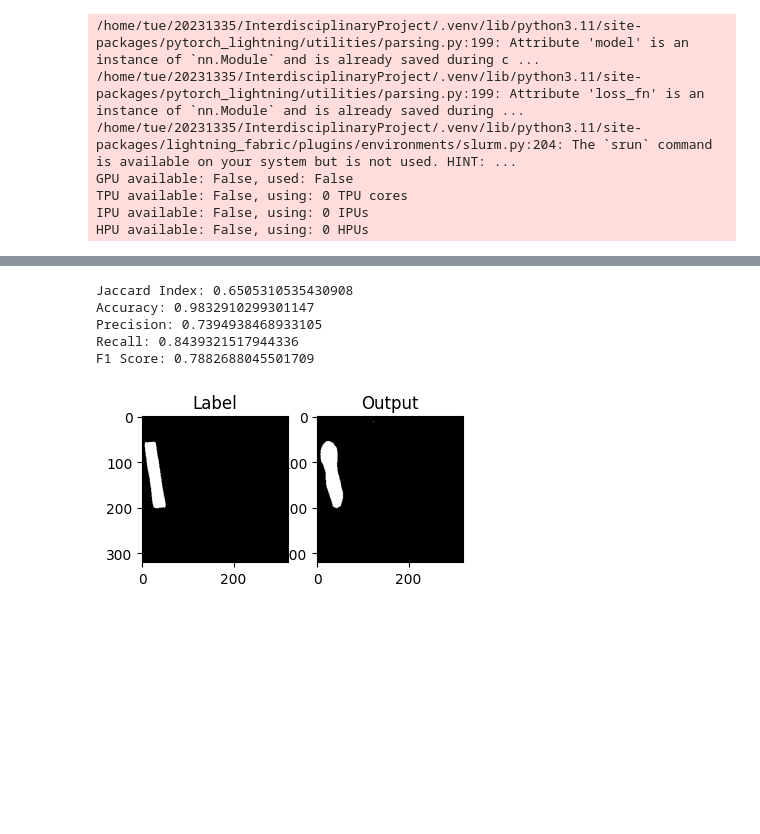
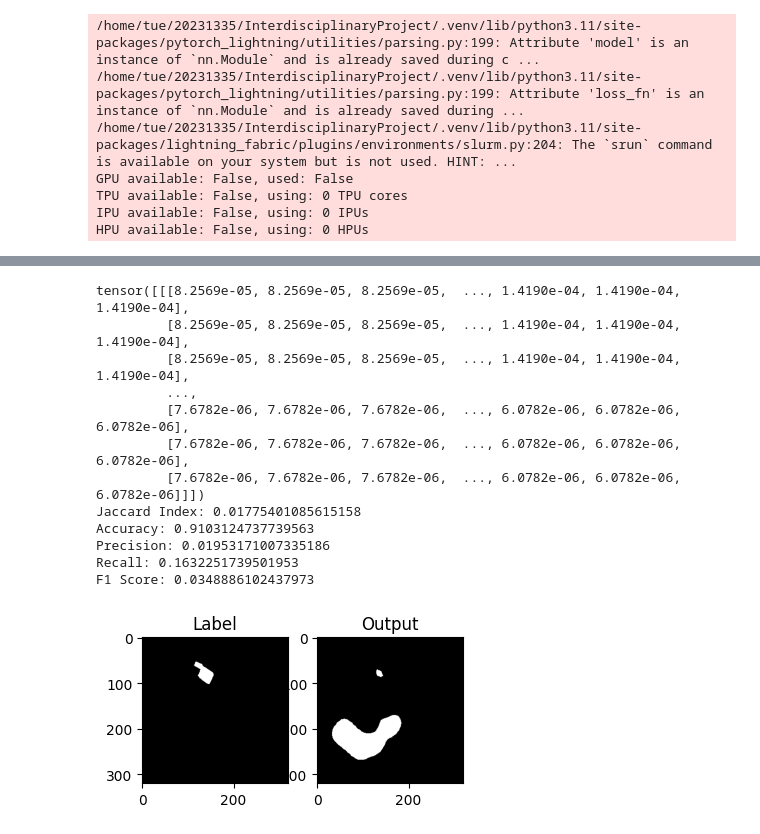
Before and after one commit to Tiburso/EnerVision, a Jupyter notebook: dataloaders.ipynb, the cells around one changed output, grey strips where cells are left out. Cells and saved outputs as stored; diff of their text form; code cells hidden in the pictures; blank space fills up the shorter version.

```diff
--- a/dataloaders.ipynb
+++ b/dataloaders.ipynb
@@ -118,7 +120,7 @@ from torchmetrics.functional import jaccard_index, accuracy, precision, recall,
 
 test_folder = "data/solardk_dataset_neurips_v2/herlev_test/test"
 
-model = BaseModel.load_from_checkpoint("lightning_logs/version_205225/checkpoints/epoch=9-step=1680.ckpt")
+model = BaseModel.load_from_checkpoint("lightning_logs/version_205707/checkpoints/epoch=9-step=1680.ckpt")
 
 transform = transforms.Compose(
     [
@@ -128,39 +130,49 @@ transform = transforms.Compose(
 )
 
 test_dataset = SolarDKDataset(test_folder, transform=transform)
 test_loader = DataLoader(test_dataset, batch_size=4, shuffle=False)
 
 # Estimate the model on the test set
 model.eval()
 with torch.no_grad():
     image, label = next(iter(test_loader))
 
-    output = model(image)[0]
-    label  = label[0]
+    idx = 3
+    output = model(image)[idx]
+    label  = label[idx]
 
-    output_predictions = (torch.sigmoid(output) > 0.175).float().squeeze()
+    print(torch.sigmoid(output))
+
+    output_predictions = (torch.sigmoid(output) > 0.1).float().squeeze()
     label = label[0].squeeze()
 
     print(f"Jaccard Index: {jaccard_index(output_predictions, label, task='binary')}")
     print(f"Accuracy: {accuracy(output_predictions, label, task='binary')}")
     print(f"Precision: {precision(output_predictions, label, task='binary')}")
     print(f"Recall: {recall(output_predictions, label, task='binary')}")
     print(f"F1 Score: {f1_score(output_predictions, label, task='binary')}")
 
     plt.subplot(1, 3, 2)
     plt.imshow(label, cmap="gray")
     plt.title("Label")
 
     plt.subplot(1, 3, 3)
     r = Image.fromarray(output_predictions.byte().cpu().numpy())
     plt.imshow(r, cmap="gray")
     plt.title("Output")
 
     plt.show()
 # %% [output]
-Jaccard Index: 0.6505310535430908
-Accuracy: 0.9832910299301147
-Precision: 0.7394938468933105
-Recall: 0.8439321517944336
-F1 Score: 0.7882688045501709
+tensor([[[8.2569e-05, 8.2569e-05, 8.2569e-05,  ..., 1.4190e-04, 1.4190e-04, 1.4190e-04],
+         [8.2569e-05, 8.2569e-05, 8.2569e-05,  ..., 1.4190e-04, 1.4190e-04, 1.4190e-04],
+         [8.2569e-05, 8.2569e-05, 8.2569e-05,  ..., 1.4190e-04, 1.4190e-04, 1.4190e-04],
+         ...,
+         [7.6782e-06, 7.6782e-06, 7.6782e-06,  ..., 6.0782e-06, 6.0782e-06, 6.0782e-06],
+         [7.6782e-06, 7.6782e-06, 7.6782e-06,  ..., 6.0782e-06, 6.0782e-06, 6.0782e-06],
+         [7.6782e-06, 7.6782e-06, 7.6782e-06,  ..., 6.0782e-06, 6.0782e-06, 6.0782e-06]]])
+Jaccard Index: 0.01775401085615158
+Accuracy: 0.9103124737739563
+Precision: 0.01953171007335186
+Recall: 0.1632251739501953
+F1 Score: 0.0348886102437973
-[figure, old version]
+[figure, new version]
```
Also changed, not shown: parts of 1 cell of this notebook, 2 other files.
